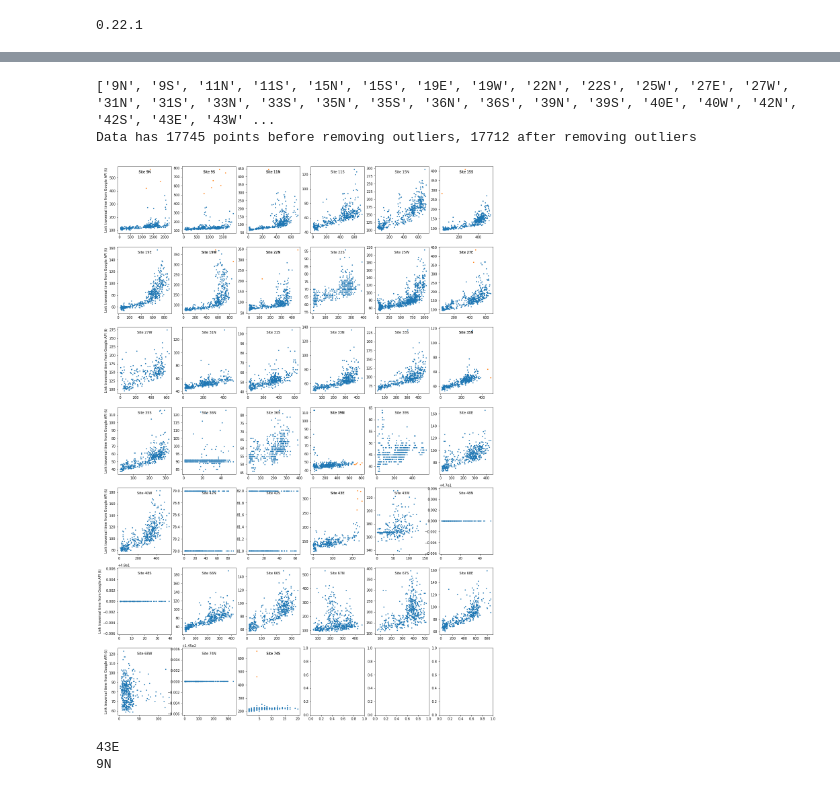
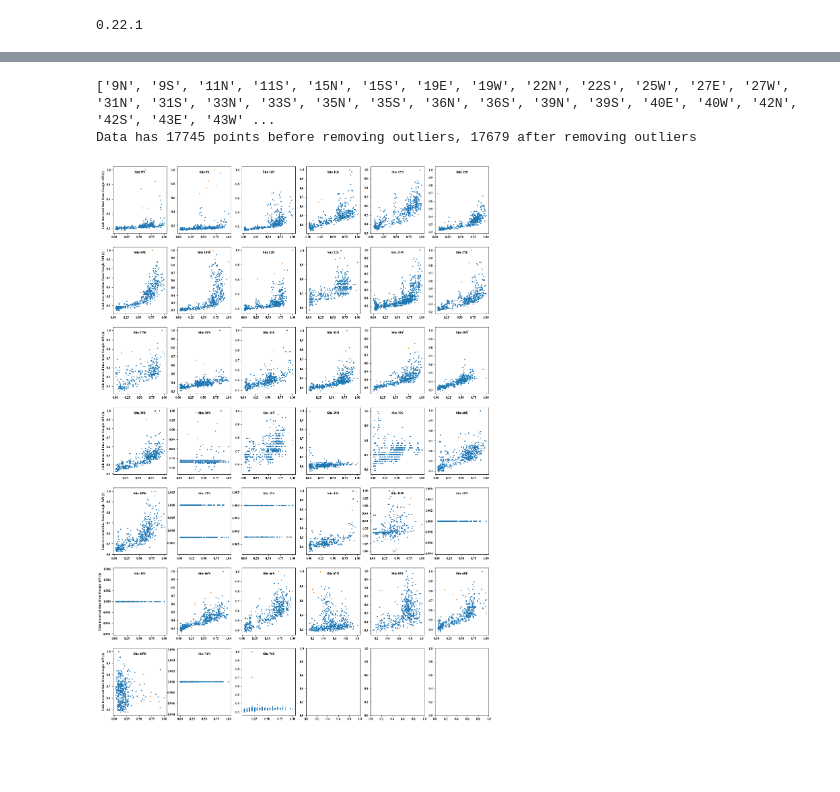
Before and after one commit to cb-cities/volume-delay-curves, a Jupyter notebook: src/merge_data.ipynb, the cells around one changed output, grey strips where cells are left out. Saved outputs shown, nothing was run; the diff lists cells and outputs as text; code cells hidden in the pictures; blank space fills up the shorter version.

```diff
--- a/src/merge_data.ipynb
+++ b/src/merge_data.ipynb
@@ -1,12 +1,14 @@
 # %%
 import numpy as np
 import pandas as pd
+from collections import Counter
 import matplotlib.pyplot as plt
 import sklearn
 print(sklearn.__version__)
 from sklearn.datasets import make_classification
-from sklearn.cluster import DBSCAN
+from sklearn.cluster import DBSCAN, AgglomerativeClustering
 from scipy.optimize import curve_fit
 %matplotlib inline
+plt.rcParams["font.family"] = "Times New Roman"
 # %% [output]
 0.22.1
@@ -82,41 +104,49 @@ loc_key
 # %%
 ### Showing clustering results for all data
 loc_list = data.groupby(['site_id', 'loc_key']).size().index.get_level_values('loc_key').tolist()
 print(loc_list)
 # print(data.groupby(['site_id', 'loc_key']).size())
 
 filtered_data_list = []
 loc_cnt = -1
 fig, ax = plt.subplots(7,6, figsize=(20, 30))
 for loc_cnt in range(len(loc_list)):
     row = loc_cnt//6
     col = loc_cnt%6
-    sample_data = data.loc[data['loc_key']==loc_list[loc_cnt], ['Volume', 'duration_in_traffic']].values
-    sample_data_capacity = data.loc[data['loc_key']==loc_list[loc_cnt], 'dft_capacity'].values[0]
-    model = DBSCAN(eps=sample_data_capacity/21, min_samples=10)
+    ### normalize volume and delay for clustering
+    sample_location = data.loc[data['loc_key']==loc_list[loc_cnt]].copy()
+    sample_location['Volume_for_scale'] = np.where(sample_location['Volume']>100, sample_location['Volume'], 100)
+    sample_location['n_Volume'] = sample_location['Volume']/sample_location['Volume'].max()
+    sample_location['n_duration_in_traffic'] = sample_location['duration_in_traffic']/sample_location['duration_in_traffic'].max()
+    reserved_df = sample_location.loc[sample_location['n_Volume']>=0.8]
+    sample_df = sample_location.loc[sample_location['n_Volume']<0.8]
+    sample_data = sample_df[['n_Volume', 'n_duration_in_traffic']].values
+    ### DBSCAN model
+    model = DBSCAN(eps=0.1, min_samples=5)
     yhat = model.fit_predict(sample_data)
     clusters = np.unique(yhat)
     for cluster in clusters:
         row_ix = np.where(yhat == cluster)
-        if cluster==0: c=u'#1f77b4'
-        else: c=u'#ff7f0e'
+        if (cluster==-1): c=u'#ff7f0e'
+        else: c=u'#1f77b4'
         ax[row, col].scatter(sample_data[row_ix, 0], sample_data[row_ix, 1], s=5, c=c, label=cluster)
         ax[row, col].text(.5,.9,'Site {}'.format(loc_list[loc_cnt]), horizontalalignment='center', transform=ax[row, col].transAxes)
         if row==9: ax[row, col].set_xlabel('Hourly volume from DfT ACT')
         if col==0: ax[row, col].set_ylabel('Link traversal time from Google API (t)')
-#         ax[row, col].legend()
-    filtered_data_list.append(data.loc[data['loc_key']==loc_list[loc_cnt]].iloc[np.where(yhat == 0)])
+    ax[row, col].scatter(reserved_df['n_Volume'], reserved_df['n_duration_in_traffic'], s=5, c=u'#1f77b4')
+    filtered_data_list.append(sample_df.iloc[np.where(yhat != -1)])
+    filtered_data_list.append(reserved_df)
 filtered_data = pd.concat(filtered_data_list)
 print('Data has {} points before removing outliers, {} after removing outliers'.format(data.shape[0], filtered_data.shape[0]))
 # %% [output]
 ['9N', '9S', '11N', '11S', '15N', '15S', '19E', '19W', '22N', '22S', '25W', '27E', '27W', '31N', '31S', '33N', '33S', '35N', '35S', '36N', '36S', '39N', '39S', '40E', '40W', '42N', '42S', '43E', '43W' ...
-Data has 17745 points before removing outliers, 17712 after removing outliers
+Data has 17745 points before removing outliers, 17679 after removing outliers
-[figure, old version]
+[figure, new version]
 # %%
 ### normalize volume and travel time
 ### free flow time (travel time normalization factor): lowest 95 percentile of all observed travel time
 ### saturation volume (volume normalization factor): average volume of 10 observations when travel_time/free_flow_time is closest to 2.
-data_grp = filtered_data[~filtered_data['loc_key'].isin(['36N', '42N', '42S', '48N', '48S', '74N', '74S', '22S', '36S', '39S', '43W'])].groupby('loc_key')
+data_grp = filtered_data[~filtered_data['loc_key'].isin(['36N', '42N', '42S', '48N', '48S', '68W', '74N', '74S', '22S', '36S', '39S', '43W', '31N', '39N', '9N'])].groupby('loc_key')
 ### 22S, 36S, 39S, 43W: maximum delay < 1.8
 data_norm_list = []
 for nm, grp in data_grp:
@@ -134,7 +164,4 @@ for nm, grp in data_grp:
 #     if nm=='9S': print(sat_df, df.iloc[0])
     data_norm_list.append(df)
 data_norm = pd.concat(data_norm_list)
-# data_norm[data_norm['loc_key']=='9S'].head()
+# print(data_norm.iloc[0])
-# %% [output]
-43E
-9N
```
Also changed, not shown: parts of 7 cells of this notebook, 8 other files.
